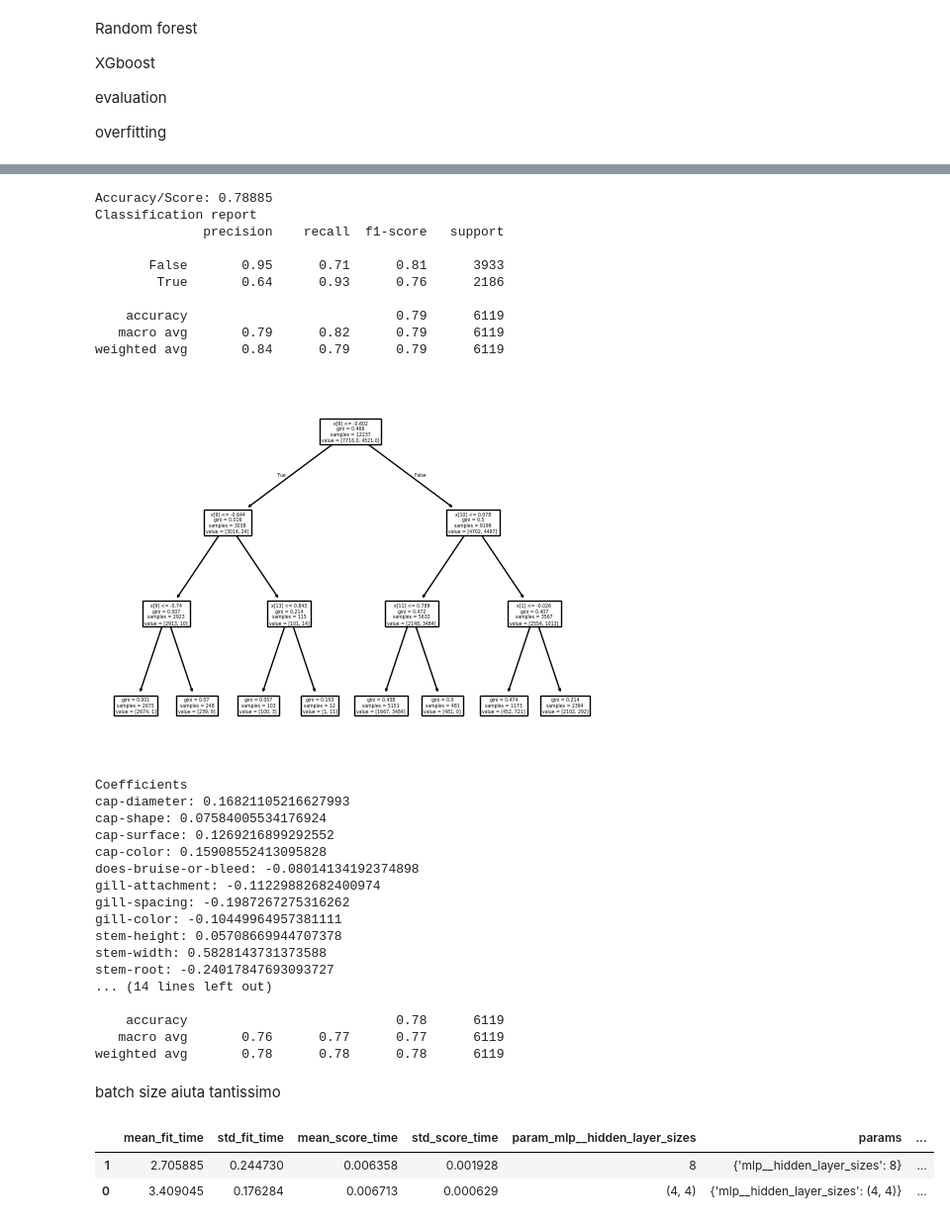
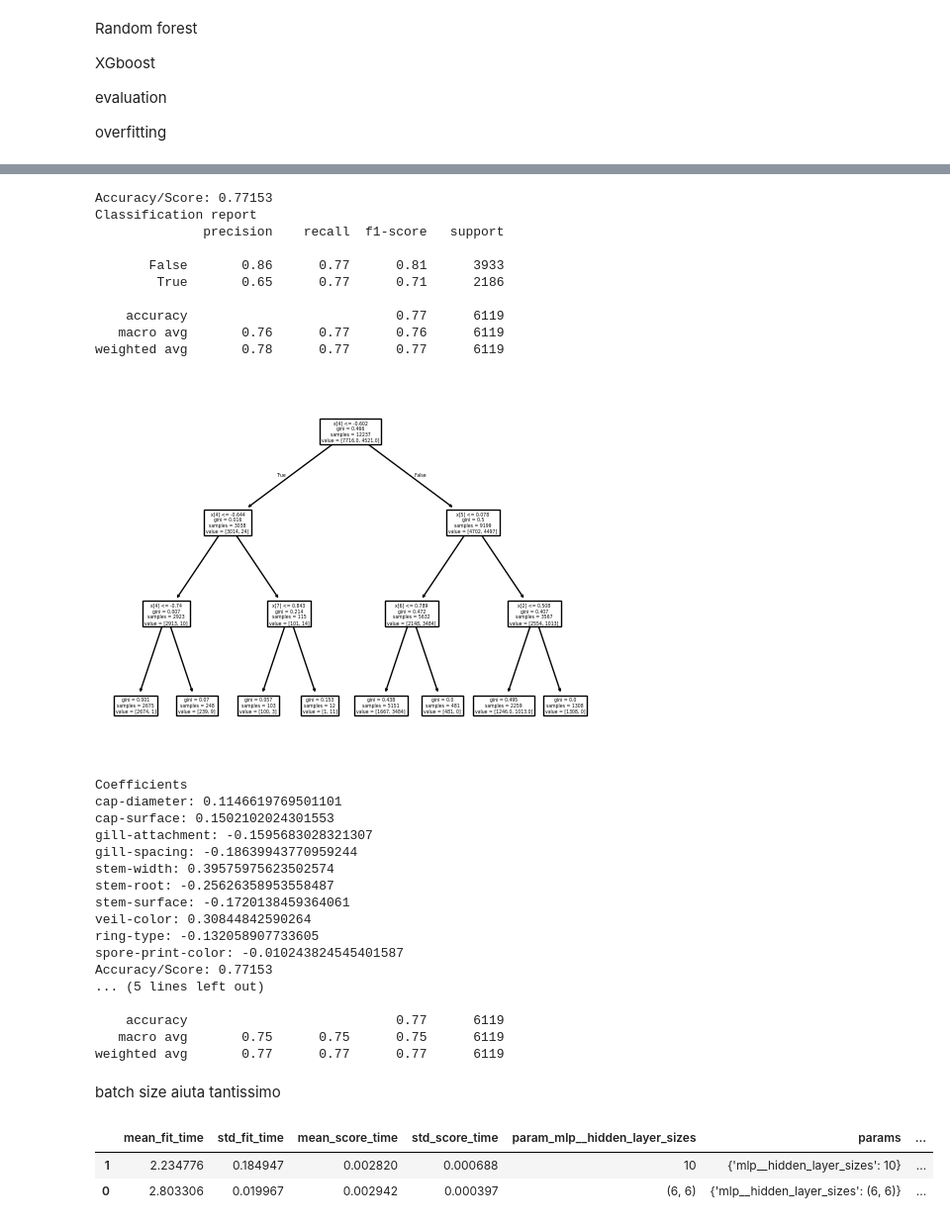
Before and after one commit to MauroPello/mushrooms-classification, a Jupyter notebook: model.ipynb, the cells around one changed output, grey strips where cells are left out. Shown at 99% size. Drawn from its saved outputs; the diff is of its cells as text; code cells hidden in the pictures.

Commit message:
Finish feature selection

```diff
--- a/model.ipynb
+++ b/model.ipynb
@@ -16,6 +16,11 @@ overfitting
 mushrooms = pd.read_csv("mushrooms_cleaned.csv")
 
 y = mushrooms["is-edible"]
-X = mushrooms.drop(columns="is-edible")
+X_all = mushrooms.drop(columns="is-edible")
 
-mushrooms.info()
+from sklearn.feature_selection import SelectKBest
+
+selector = SelectKBest()
+best_features = selector.fit_transform(X_all, y)
+
+X = pd.DataFrame(best_features, columns=selector.get_feature_names_out())
@@ -102,17 +89,17 @@ model.fit(X_train, y_train)
 plot_tree(model.named_steps["dtc"])
 print_eval(X_val, y_val, model)
 # %% [output]
-Accuracy/Score: 0.78885
+Accuracy/Score: 0.77153
 Classification report
               precision    recall  f1-score   support
 
-       False       0.95      0.71      0.81      3933
-        True       0.64      0.93      0.76      2186
+       False       0.86      0.77      0.81      3933
+        True       0.65      0.77      0.71      2186
 
-    accuracy                           0.79      6119
-   macro avg       0.79      0.82      0.79      6119
-weighted avg       0.84      0.79      0.79      6119
+    accuracy                           0.77      6119
+   macro avg       0.76      0.77      0.76      6119
+weighted avg       0.78      0.77      0.77      6119
-[figure, old version]
+[figure, new version]
 # %%
 from sklearn.linear_model import RidgeClassifier
 
@@ -126,22 +113,22 @@ print_coefficients(model.named_steps["rc"])
 print_eval(X_val, y_val, model)
 # %% [output]
 Coefficients
-cap-diameter: 0.16821105216627993
-cap-shape: 0.07584005534176924
-cap-surface: 0.1269216899292552
-cap-color: 0.15908552413095828
-does-bruise-or-bleed: -0.08014134192374898
-gill-attachment: -0.11229882682400974
-gill-spacing: -0.1987267275316262
-gill-color: -0.10449964957381111
-stem-height: 0.05708669944707378
-stem-width: 0.5828143731373588
-stem-root: -0.24017847693093727
-... (14 lines left out)
+cap-diameter: 0.1146619769501101
+cap-surface: 0.1502102024301553
+gill-attachment: -0.1595683028321307
+gill-spacing: -0.18639943770959244
+stem-width: 0.39575975623502574
+stem-root: -0.25626358953558487
+stem-surface: -0.1720138459364061
+veil-color: 0.30844842590264
+ring-type: -0.132058907733605
+spore-print-color: -0.010243824545401587
+Accuracy/Score: 0.77153
+... (5 lines left out)
 
-    accuracy                           0.78      6119
-   macro avg       0.76      0.77      0.77      6119
-weighted avg       0.78      0.78      0.78      6119
+    accuracy                           0.77      6119
+   macro avg       0.75      0.75      0.75      6119
+weighted avg       0.77      0.77      0.77      6119
 # %%
 from sklearn.linear_model import LogisticRegression
 from sklearn.model_selection import GridSearchCV, KFold, StratifiedKFold
@@ -178,17 +165,17 @@ batch size aiuta tantissimo
 # %%
 from sklearn.neural_network import MLPClassifier
 
 model = Pipeline([
     ("scaler", StandardScaler()),
-    ("mlp", MLPClassifier(batch_size=50, activation="relu", random_state=42))
+    ("mlp", MLPClassifier(activation="relu", random_state=42))
 ])
 grid = {
-    "mlp__hidden_layer_sizes": [(4, 4), 8],
+    "mlp__hidden_layer_sizes": [(6, 6), 10],
 }
 gs = GridSearchCV(model, grid, cv=skf)
 gs.fit(X_train, y_train)
 pd.DataFrame(gs.cv_results_).sort_values("rank_test_score").head(5)
 # %% [output]
 |  | mean_fit_time | std_fit_time | mean_score_time | std_score_time | param_mlp__hidden_layer_sizes | params | ... |
-| 1 | 2.705885 | 0.244730 | 0.006358 | 0.001928 | 8 | {'mlp__hidden_layer_sizes': 8} | ... |
-| 0 | 3.409045 | 0.176284 | 0.006713 | 0.000629 | (4, 4) | {'mlp__hidden_layer_sizes': (4, 4)} | ... |
+| 1 | 2.234776 | 0.184947 | 0.002820 | 0.000688 | 10 | {'mlp__hidden_layer_sizes': 10} | ... |
+| 0 | 2.803306 | 0.019967 | 0.002942 | 0.000397 | (6, 6) | {'mlp__hidden_layer_sizes': (6, 6)} | ... |
```
Also changed, not shown: parts of 2 cells of this notebook, 1 other file.
